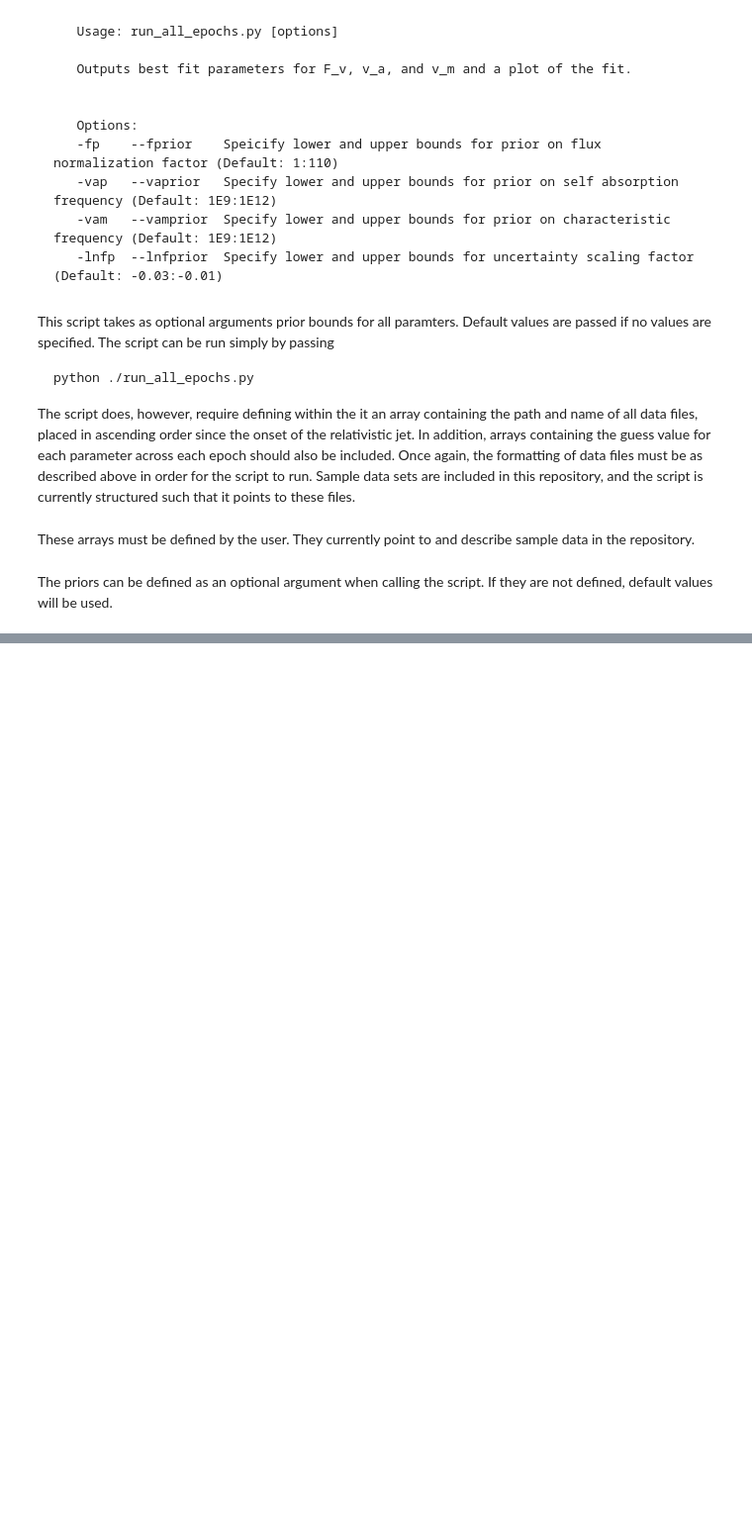
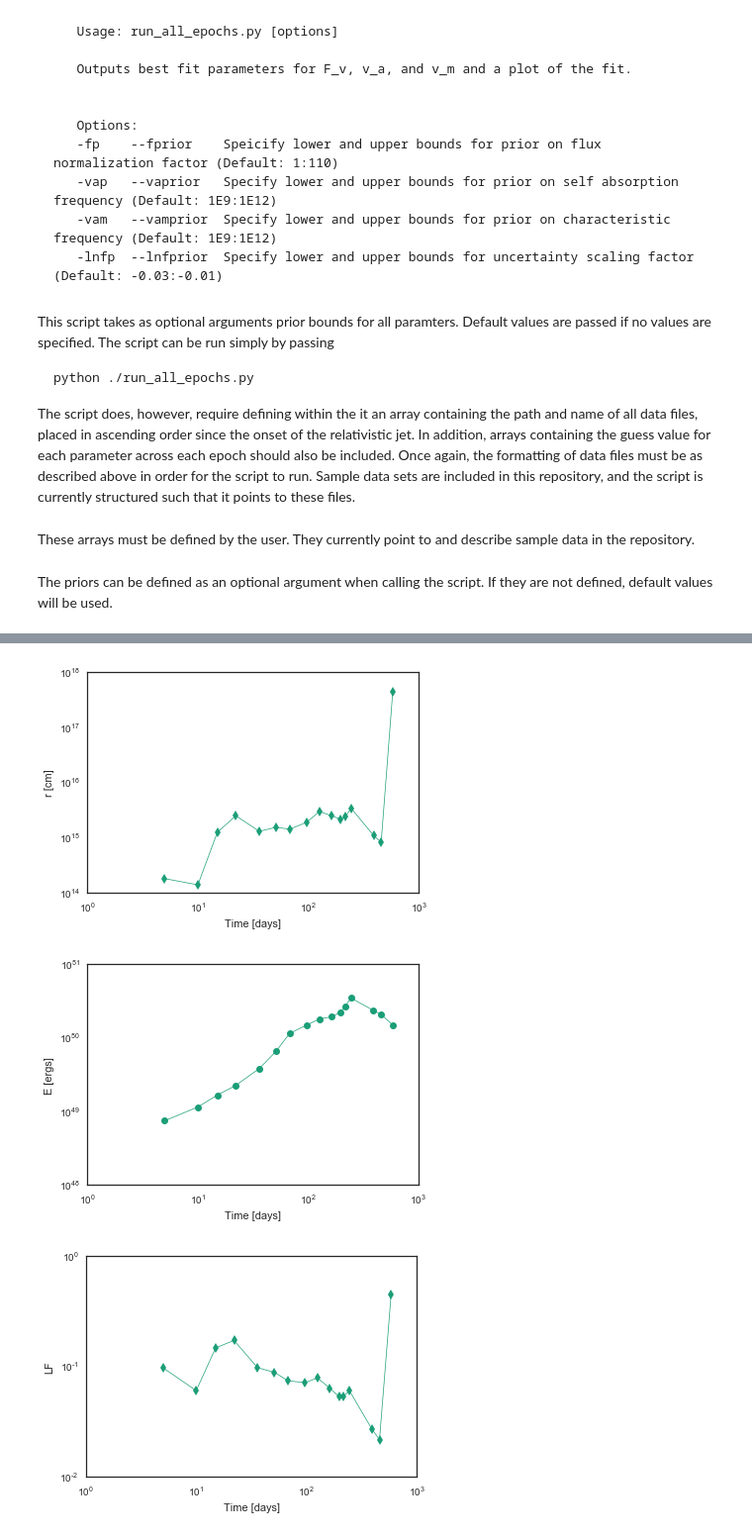
Before and after one commit to tarraneh/SyncMCMC, a Jupyter notebook: tutorial.ipynb, the cells around one changed output, grey strips where cells are left out. Shown at 99% size. Cells and saved outputs as stored; diff of their text form; code cells hidden in the pictures; blank space fills up the shorter version.

```diff
--- a/tutorial.ipynb
+++ b/tutorial.ipynb
@@ -453,0 +529,9 @@ for (data_file, F_true, va_true, vm_true,lnf_true) in zip(data_files, true_flux_
+# %%
+# Define known parameters
+
+v_range = np.linspace(1E9,1E14,1E3)
+gamma = 2.2
+d = 5.544E-1
+z = 0.3534
+frac_a = 1.
+frac_v = 1.
@@ -453,0 +566,26 @@ for (data_file, F_true, va_true, vm_true,lnf_true) in zip(data_files, true_flux_
+# %%
+
+plt.plot(days,Req_spec3,marker='d',color='#1b9e77',lw='0.7')
+plt.ylabel('r [cm]')
+plt.xlabel('Time [days]')
+plt.xscale('log')
+plt.yscale('log')
+plt.show()
+#
+plt.plot(days,Eeq_spec3,marker='o',color='#1b9e77',lw='0.7')
+plt.ylabel('E [ergs]')
+plt.xlabel('Time [days]')
+plt.xscale('log')
+plt.yscale('log')
+plt.show()
+#
+plt.plot(days,lorentz_spec3,marker='d',color='#1b9e77',lw='0.7')
+plt.ylabel('LF')
+plt.xlabel('Time [days]')
+plt.xscale('log')
+plt.yscale('log')
+plt.show()#
+# %% [output]
+[figure, added]
+[figure, added]
+[figure, added]
```
Also changed, not shown: parts of 16 cells of this notebook, 2 other files.
